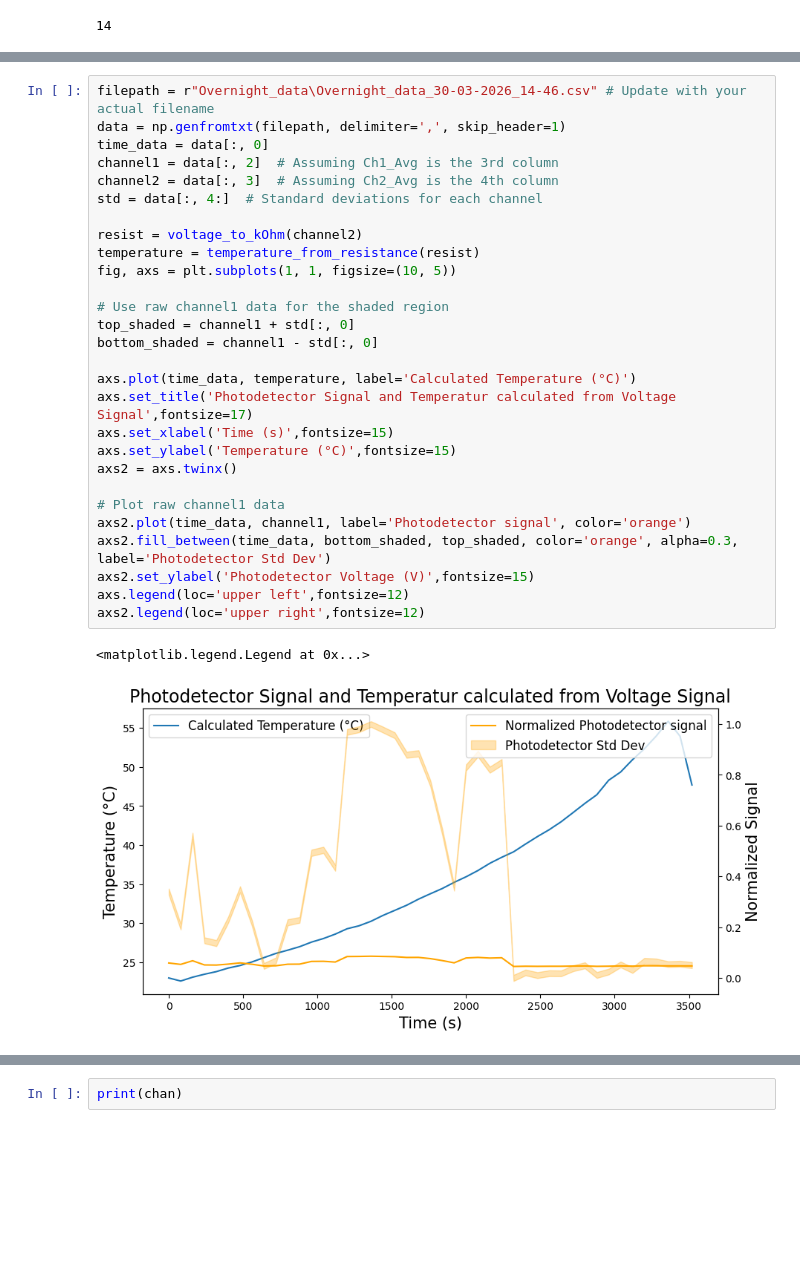
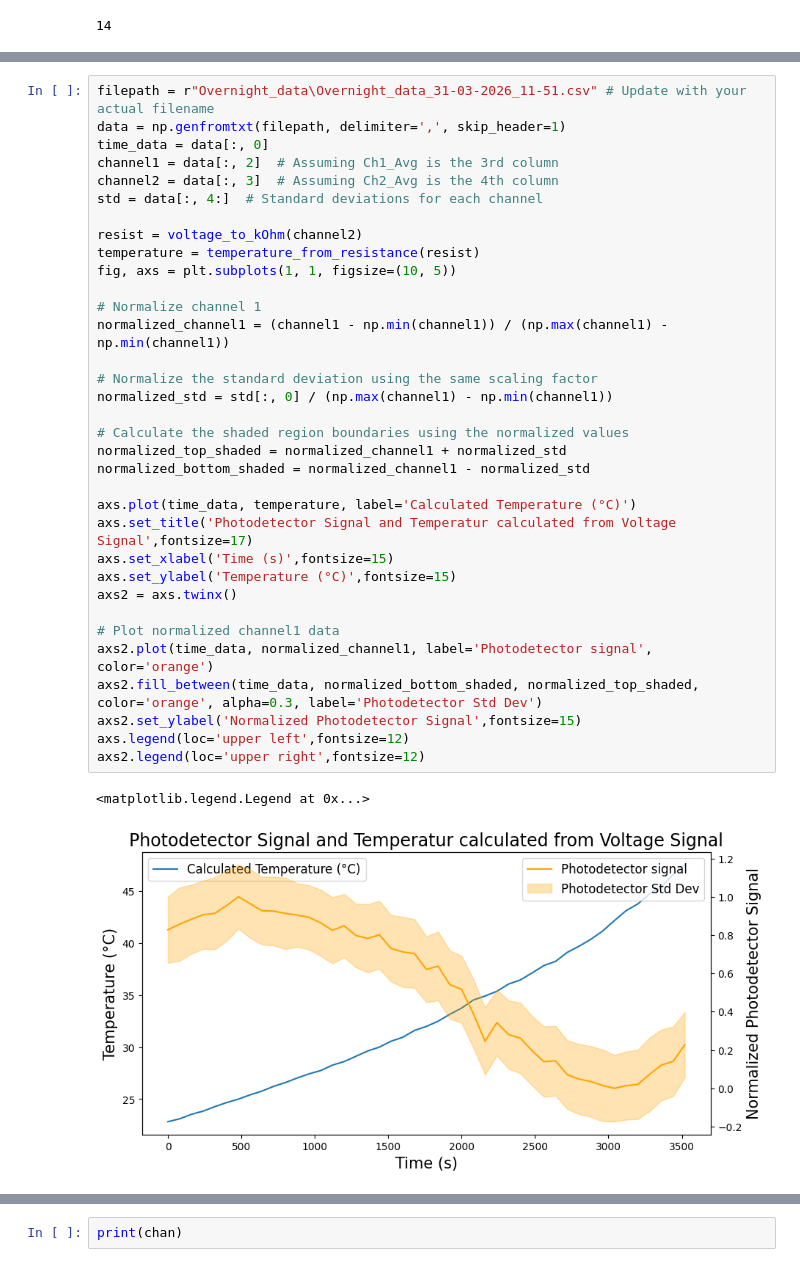
Before and after one commit to qpit/Eskild-Project-2026, a Jupyter notebook: overnight_data.ipynb, the cells around one changed output, grey strips where cells are left out. Saved outputs shown, nothing was run; the diff lists cells and outputs as text; blank space fills up the shorter version.

Commit message:
More plotting

```diff
--- a/overnight_data.ipynb
+++ b/overnight_data.ipynb
@@ -315,32 +346,38 @@ Experiment Complete. Final data in Overnight_data\Overnight_data_30-03-2026_14-4
 # %%
-filepath = r"Overnight_data\Overnight_data_30-03-2026_14-46.csv" # Update with your actual filename
+filepath = r"Overnight_data\Overnight_data_31-03-2026_11-51.csv" # Update with your actual filename
 data = np.genfromtxt(filepath, delimiter=',', skip_header=1)
 time_data = data[:, 0]
 channel1 = data[:, 2]  # Assuming Ch1_Avg is the 3rd column
 channel2 = data[:, 3]  # Assuming Ch2_Avg is the 4th column
 std = data[:, 4:]  # Standard deviations for each channel
 
 resist = voltage_to_kOhm(channel2)
 temperature = temperature_from_resistance(resist)
 fig, axs = plt.subplots(1, 1, figsize=(10, 5))
 
-# Use raw channel1 data for the shaded region
-top_shaded = channel1 + std[:, 0]
-bottom_shaded = channel1 - std[:, 0]
+# Normalize channel 1
+normalized_channel1 = (channel1 - np.min(channel1)) / (np.max(channel1) - np.min(channel1))
+
+# Normalize the standard deviation using the same scaling factor
+normalized_std = std[:, 0] / (np.max(channel1) - np.min(channel1))
+
+# Calculate the shaded region boundaries using the normalized values
+normalized_top_shaded = normalized_channel1 + normalized_std
+normalized_bottom_shaded = normalized_channel1 - normalized_std
 
 axs.plot(time_data, temperature, label='Calculated Temperature (°C)')
 axs.set_title('Photodetector Signal and Temperatur calculated from Voltage Signal',fontsize=17)
 axs.set_xlabel('Time (s)',fontsize=15)
 axs.set_ylabel('Temperature (°C)',fontsize=15)
 axs2 = axs.twinx()
 
-# Plot raw channel1 data
-axs2.plot(time_data, channel1, label='Photodetector signal', color='orange')
-axs2.fill_between(time_data, bottom_shaded, top_shaded, color='orange', alpha=0.3, label='Photodetector Std Dev')
-axs2.set_ylabel('Photodetector Voltage (V)',fontsize=15)
+# Plot normalized channel1 data
+axs2.plot(time_data, normalized_channel1, label='Photodetector signal', color='orange')
+axs2.fill_between(time_data, normalized_bottom_shaded, normalized_top_shaded, color='orange', alpha=0.3, label='Photodetector Std Dev')
+axs2.set_ylabel('Normalized Photodetector Signal',fontsize=15)
 axs.legend(loc='upper left',fontsize=12)
 axs2.legend(loc='upper right',fontsize=12)
 # %% [output]
 <matplotlib.legend.Legend at 0x...>
-[figure, old version]
+[figure, new version]
 # %%
```
Also changed, not shown: parts of 7 cells of this notebook, 1 other file.
